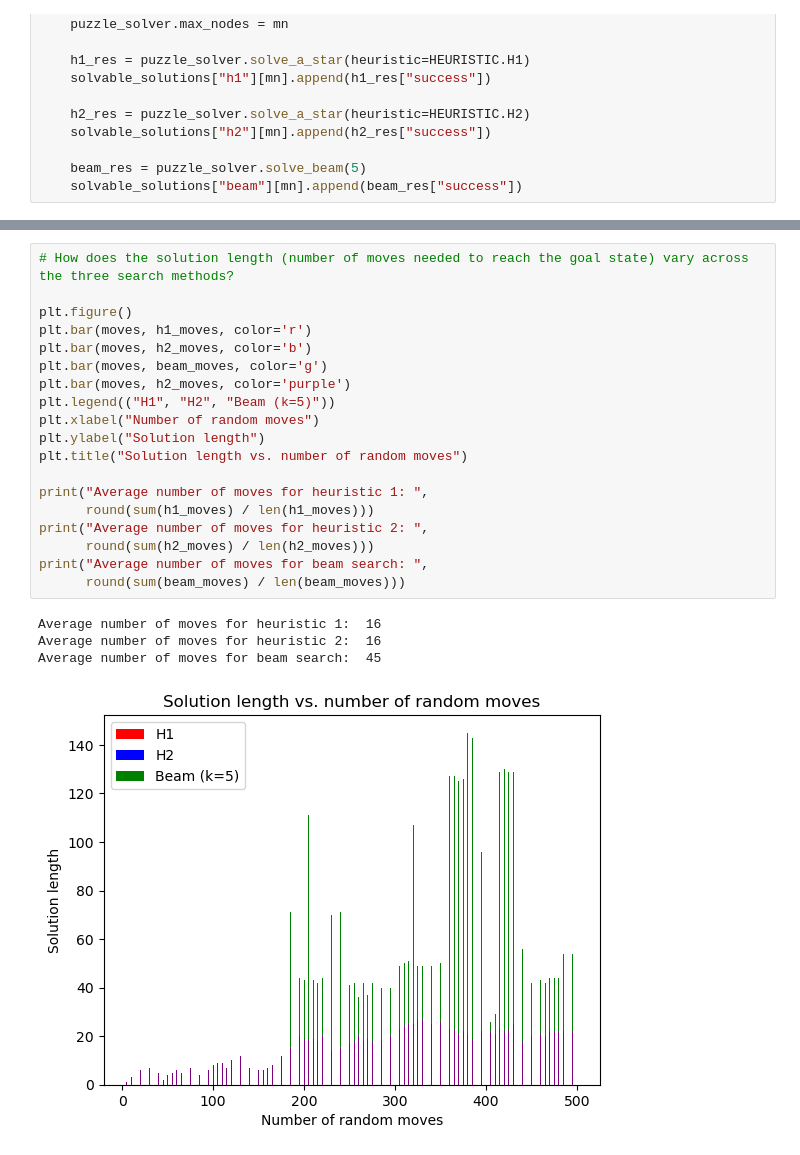
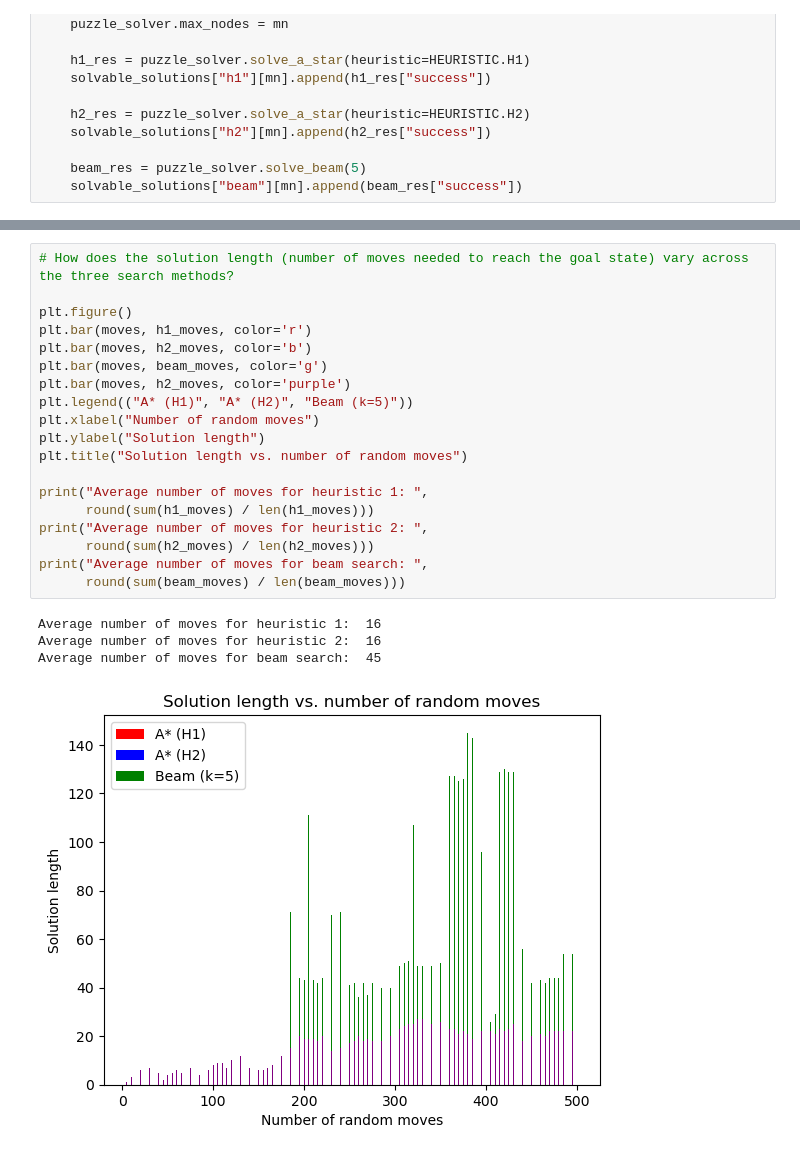
Before and after one commit to jml312/eight-puzzle, a Jupyter notebook: experiments.ipynb, the cells around one changed output, grey strips where cells are left out. Cells and saved outputs as stored; diff of their text form.

```diff
--- a/experiments.ipynb
+++ b/experiments.ipynb
@@ -93,27 +93,27 @@ Average number of generated nodes for heuristic 2:  1469
 # %%
 # How does the solution length (number of moves needed to reach the goal state) vary across the three search methods?
 
 plt.figure()
 plt.bar(moves, h1_moves, color='r')
 plt.bar(moves, h2_moves, color='b')
 plt.bar(moves, beam_moves, color='g')
 plt.bar(moves, h2_moves, color='purple')
-plt.legend(("H1", "H2", "Beam (k=5)"))
+plt.legend(("A* (H1)", "A* (H2)", "Beam (k=5)"))
 plt.xlabel("Number of random moves")
 plt.ylabel("Solution length")
 plt.title("Solution length vs. number of random moves")
 
 print("Average number of moves for heuristic 1: ",
       round(sum(h1_moves) / len(h1_moves)))
 print("Average number of moves for heuristic 2: ",
       round(sum(h2_moves) / len(h2_moves)))
 print("Average number of moves for beam search: ",
       round(sum(beam_moves) / len(beam_moves)))
 # %% [output]
 Average number of moves for heuristic 1:  16
 Average number of moves for heuristic 2:  16
 Average number of moves for beam search:  45
-[figure, old version]
+[figure, new version]
 # %%
 # For each of the three search methods, what fraction of your generated problems were solvable?
 
```
Also changed, not shown: parts of 3 cells of this notebook.
